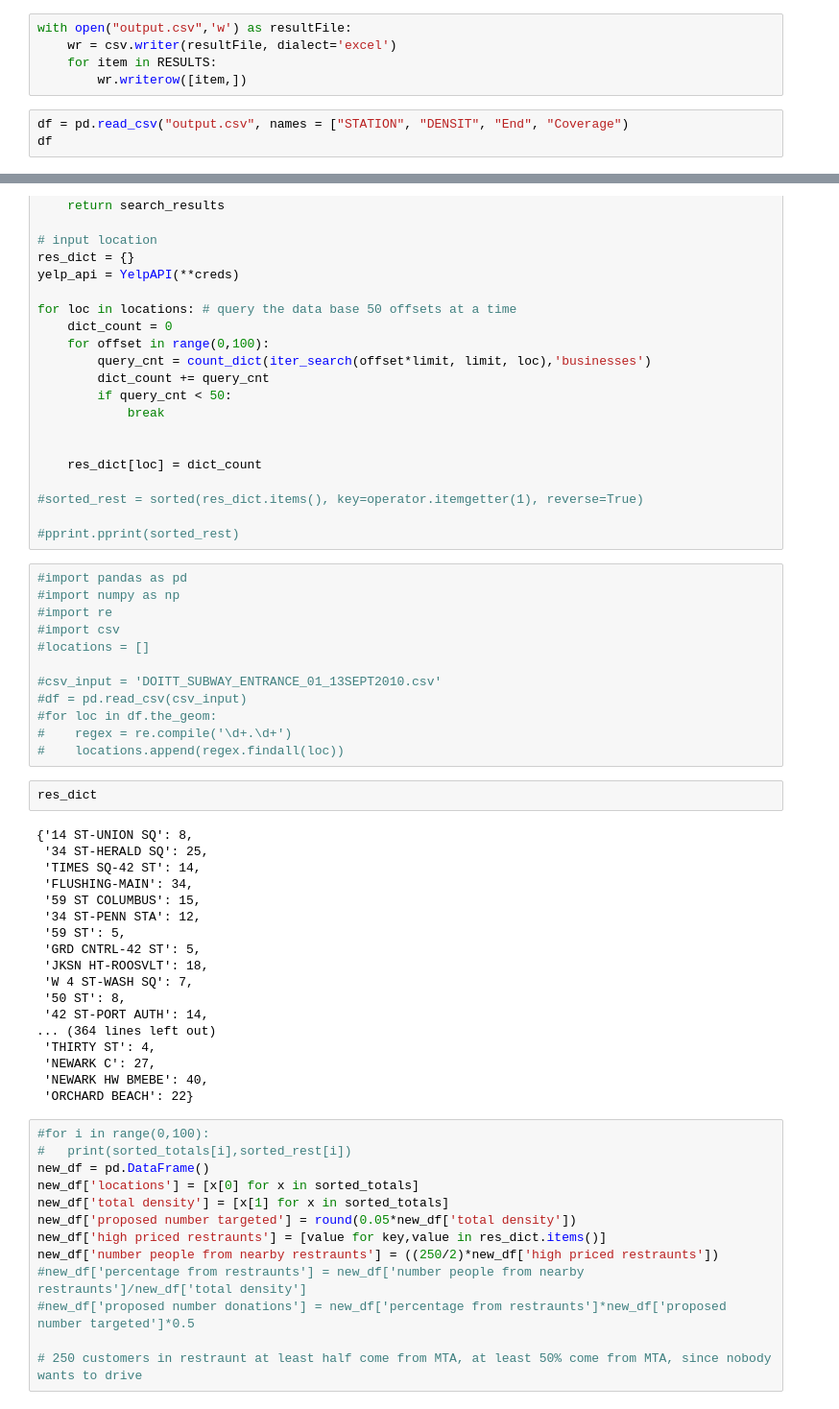
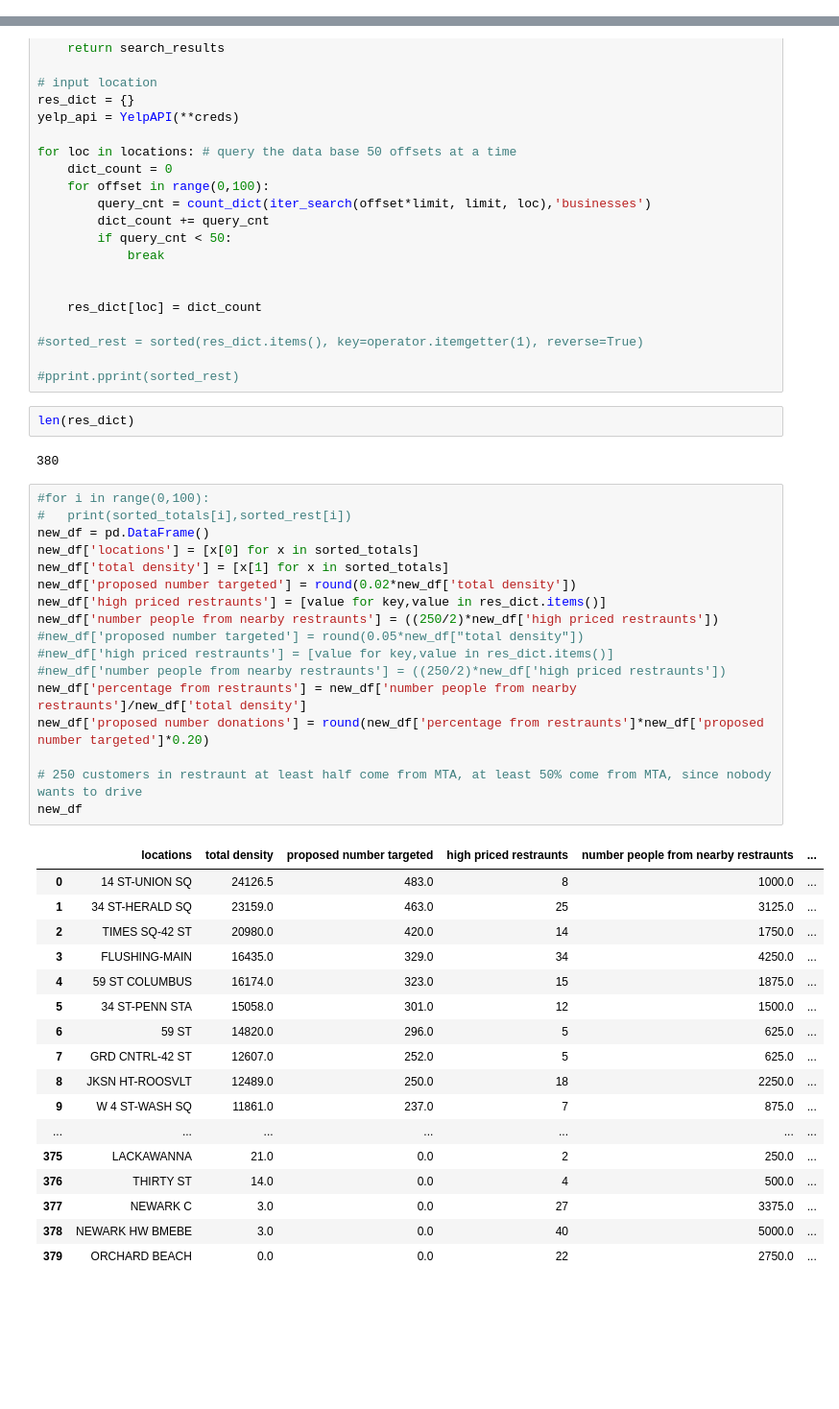
Before and after one commit to MCassetti/project_benson, a Jupyter notebook: Project_One_Template.ipynb, the cells around one changed output, grey strips where cells are left out. Shown at 96% size. Drawn from its saved outputs; the diff is of its cells as text; blank space fills up the shorter version.

```diff
--- a/Project_One_Template.ipynb
+++ b/Project_One_Template.ipynb
@@ -4,8 +0,0 @@ RESULTS = [('34 ST-HERALD SQ', 75462.0), ('34 ST-PENN STA', 71010.0), ('TIMES SQ
-# %%
-with open("output.csv",'w') as resultFile:
-    wr = csv.writer(resultFile, dialect='excel')
-    for item in RESULTS:
-        wr.writerow([item,])
-# %%
-df = pd.read_csv("output.csv", names = ["STATION", "DENSIT", "End", "Coverage")
-df
@@ -100,49 +154,42 @@ for loc in locations: # query the data base 50 offsets at a time
 #sorted_rest = sorted(res_dict.items(), key=operator.itemgetter(1), reverse=True)
 
 #pprint.pprint(sorted_rest)
-# %%
-#import pandas as pd
-#import numpy as np
-#import re
-#import csv
-#locations = []
-
-#csv_input = 'DOITT_SUBWAY_ENTRANCE_01_13SEPT2010.csv'
-#df = pd.read_csv(csv_input)
-#for loc in df.the_geom:
-#    regex = re.compile('\d+.\d+')
-#    locations.append(regex.findall(loc))
-# %%
-res_dict
-# %% [output]
-{'14 ST-UNION SQ': 8,
- '34 ST-HERALD SQ': 25,
- 'TIMES SQ-42 ST': 14,
- 'FLUSHING-MAIN': 34,
- '59 ST COLUMBUS': 15,
- '34 ST-PENN STA': 12,
- '59 ST': 5,
- 'GRD CNTRL-42 ST': 5,
- 'JKSN HT-ROOSVLT': 18,
- 'W 4 ST-WASH SQ': 7,
- '50 ST': 8,
- '42 ST-PORT AUTH': 14,
-... (364 lines left out)
- 'THIRTY ST': 4,
- 'NEWARK C': 27,
- 'NEWARK HW BMEBE': 40,
- 'ORCHARD BEACH': 22}
+# %%
+len(res_dict)
+# %% [output]
+380
 # %%
 #for i in range(0,100):
 #   print(sorted_totals[i],sorted_rest[i])
 new_df = pd.DataFrame()
 new_df['locations'] = [x[0] for x in sorted_totals]
 new_df['total density'] = [x[1] for x in sorted_totals]
-new_df['proposed number targeted'] = round(0.05*new_df['total density'])
+new_df['proposed number targeted'] = round(0.02*new_df['total density'])
 new_df['high priced restraunts'] = [value for key,value in res_dict.items()]
 new_df['number people from nearby restraunts'] = ((250/2)*new_df['high priced restraunts'])
-#new_df['percentage from restraunts'] = new_df['number people from nearby restraunts']/new_df['total density']
-#new_df['proposed number donations'] = new_df['percentage from restraunts']*new_df['proposed number targeted']*0.5
+#new_df['proposed number targeted'] = round(0.05*new_df["total density"])
+#new_df['high priced restraunts'] = [value for key,value in res_dict.items()]
+#new_df['number people from nearby restraunts'] = ((250/2)*new_df['high priced restraunts'])
+new_df['percentage from restraunts'] = new_df['number people from nearby restraunts']/new_df['total density']
+new_df['proposed number donations'] = round(new_df['percentage from restraunts']*new_df['proposed number targeted']*0.20)
 
 # 250 customers in restraunt at least half come from MTA, at least 50% come from MTA, since nobody wants to drive
+new_df
 # %% [output]
+|  | locations | total density | proposed number targeted | high priced restraunts | number people from nearby restraunts | ... |
+| 0 | 14 ST-UNION SQ | 24126.5 | 483.0 | 8 | 1000.0 | ... |
+| 1 | 34 ST-HERALD SQ | 23159.0 | 463.0 | 25 | 3125.0 | ... |
+| 2 | TIMES SQ-42 ST | 20980.0 | 420.0 | 14 | 1750.0 | ... |
+| 3 | FLUSHING-MAIN | 16435.0 | 329.0 | 34 | 4250.0 | ... |
+| 4 | 59 ST COLUMBUS | 16174.0 | 323.0 | 15 | 1875.0 | ... |
+| 5 | 34 ST-PENN STA | 15058.0 | 301.0 | 12 | 1500.0 | ... |
+| 6 | 59 ST | 14820.0 | 296.0 | 5 | 625.0 | ... |
+| 7 | GRD CNTRL-42 ST | 12607.0 | 252.0 | 5 | 625.0 | ... |
+| 8 | JKSN HT-ROOSVLT | 12489.0 | 250.0 | 18 | 2250.0 | ... |
+| 9 | W 4 ST-WASH SQ | 11861.0 | 237.0 | 7 | 875.0 | ... |
+| ... | ... | ... | ... | ... | ... | ... |
+| 375 | LACKAWANNA | 21.0 | 0.0 | 2 | 250.0 | ... |
+| 376 | THIRTY ST | 14.0 | 0.0 | 4 | 500.0 | ... |
+| 377 | NEWARK C | 3.0 | 0.0 | 27 | 3375.0 | ... |
+| 378 | NEWARK HW BMEBE | 3.0 | 0.0 | 40 | 5000.0 | ... |
+| 379 | ORCHARD BEACH | 0.0 | 0.0 | 22 | 2750.0 | ... |
```
Also changed, not shown: parts of 12 cells of this notebook.
